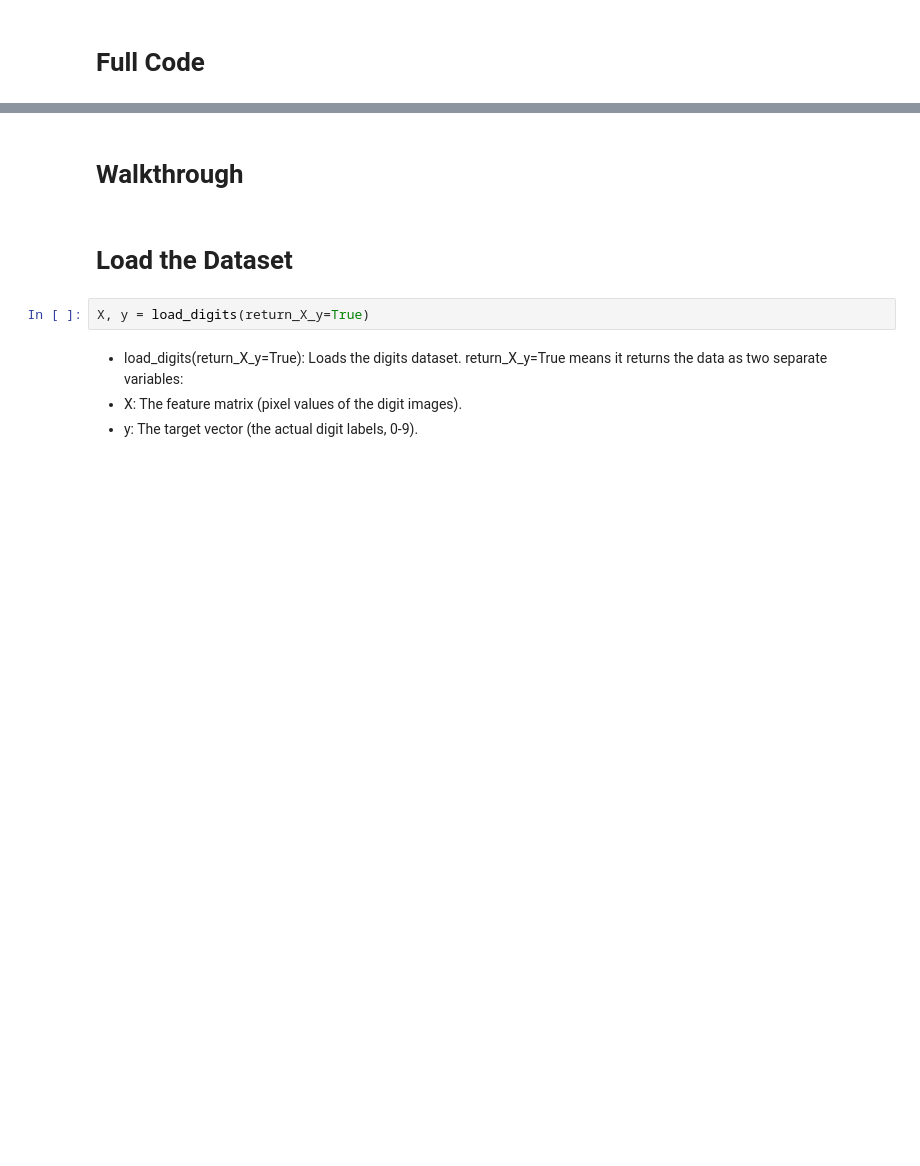
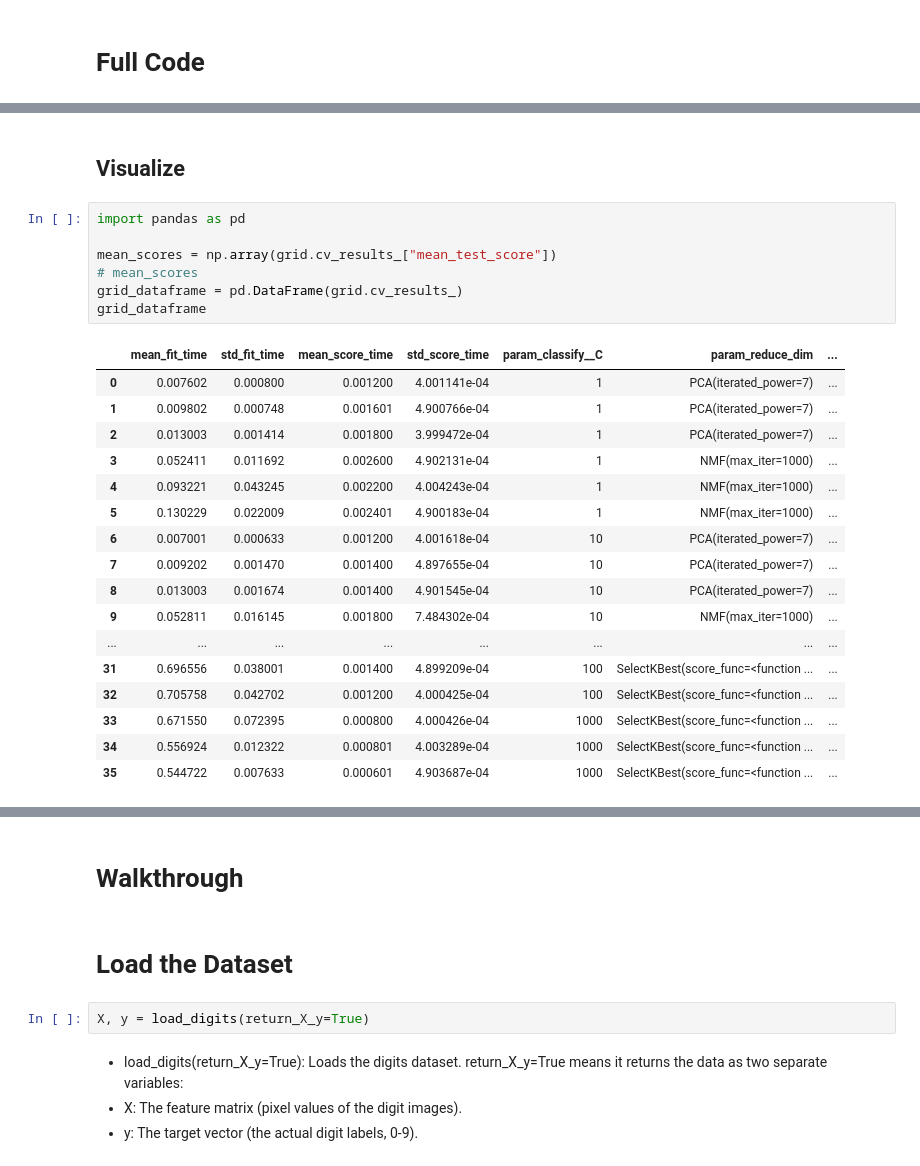
Before and after one commit to dpons222/ML-AI-Self-Learning, a Jupyter notebook: Scikit-Learn/pipeline_grid-search.ipynb, the cells around one changed output, grey strips where cells are left out. Cells and saved outputs as stored; diff of their text form; blank space fills up the shorter version.

```diff
--- a/Scikit-Learn/pipeline_grid-search.ipynb
+++ b/Scikit-Learn/pipeline_grid-search.ipynb
@@ -55,3 +54,30 @@ GridSearchCV(estimator=Pipeline(steps=[('scaling', MinMaxScaler()),
                          {'classify__C': [1, 10, 100, 1000],
                           'reduce_dim': [SelectKBest(score_func=<function mutual_info_classif at 0x...>)],
                           'reduce_dim__k': [2, 4, 8]}])
+# %% [markdown]
+## Visualize
+# %%
+import pandas as pd
+
+mean_scores = np.array(grid.cv_results_["mean_test_score"])
+# mean_scores
+grid_dataframe = pd.DataFrame(grid.cv_results_)
+grid_dataframe
+# %% [output]
+|  | mean_fit_time | std_fit_time | mean_score_time | std_score_time | param_classify__C | param_reduce_dim | ... |
+| 0 | 0.007602 | 0.000800 | 0.001200 | 4.001141e-04 | 1 | PCA(iterated_power=7) | ... |
+| 1 | 0.009802 | 0.000748 | 0.001601 | 4.900766e-04 | 1 | PCA(iterated_power=7) | ... |
+| 2 | 0.013003 | 0.001414 | 0.001800 | 3.999472e-04 | 1 | PCA(iterated_power=7) | ... |
+| 3 | 0.052411 | 0.011692 | 0.002600 | 4.902131e-04 | 1 | NMF(max_iter=1000) | ... |
+| 4 | 0.093221 | 0.043245 | 0.002200 | 4.004243e-04 | 1 | NMF(max_iter=1000) | ... |
+| 5 | 0.130229 | 0.022009 | 0.002401 | 4.900183e-04 | 1 | NMF(max_iter=1000) | ... |
+| 6 | 0.007001 | 0.000633 | 0.001200 | 4.001618e-04 | 10 | PCA(iterated_power=7) | ... |
+| 7 | 0.009202 | 0.001470 | 0.001400 | 4.897655e-04 | 10 | PCA(iterated_power=7) | ... |
+| 8 | 0.013003 | 0.001674 | 0.001400 | 4.901545e-04 | 10 | PCA(iterated_power=7) | ... |
+| 9 | 0.052811 | 0.016145 | 0.001800 | 7.484302e-04 | 10 | NMF(max_iter=1000) | ... |
+| ... | ... | ... | ... | ... | ... | ... | ... |
+| 31 | 0.696556 | 0.038001 | 0.001400 | 4.899209e-04 | 100 | SelectKBest(score_func=<function ... | ... |
+| 32 | 0.705758 | 0.042702 | 0.001200 | 4.000425e-04 | 100 | SelectKBest(score_func=<function ... | ... |
+| 33 | 0.671550 | 0.072395 | 0.000800 | 4.000426e-04 | 1000 | SelectKBest(score_func=<function ... | ... |
+| 34 | 0.556924 | 0.012322 | 0.000801 | 4.003289e-04 | 1000 | SelectKBest(score_func=<function ... | ... |
+| 35 | 0.544722 | 0.007633 | 0.000601 | 4.903687e-04 | 1000 | SelectKBest(score_func=<function ... | ... |
```
Also changed, not shown: parts of 19 cells of this notebook.
